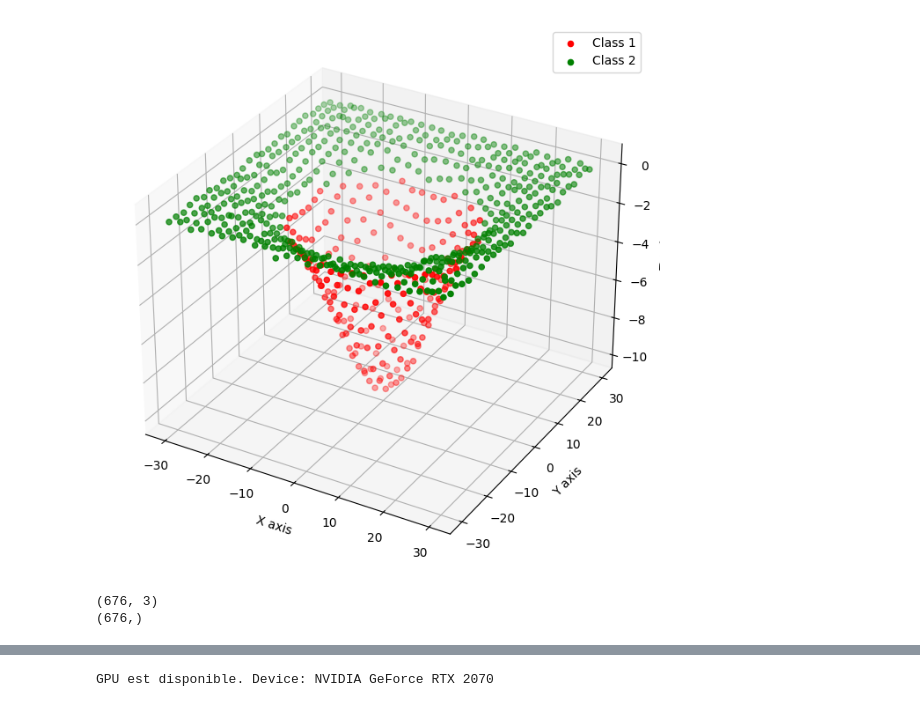
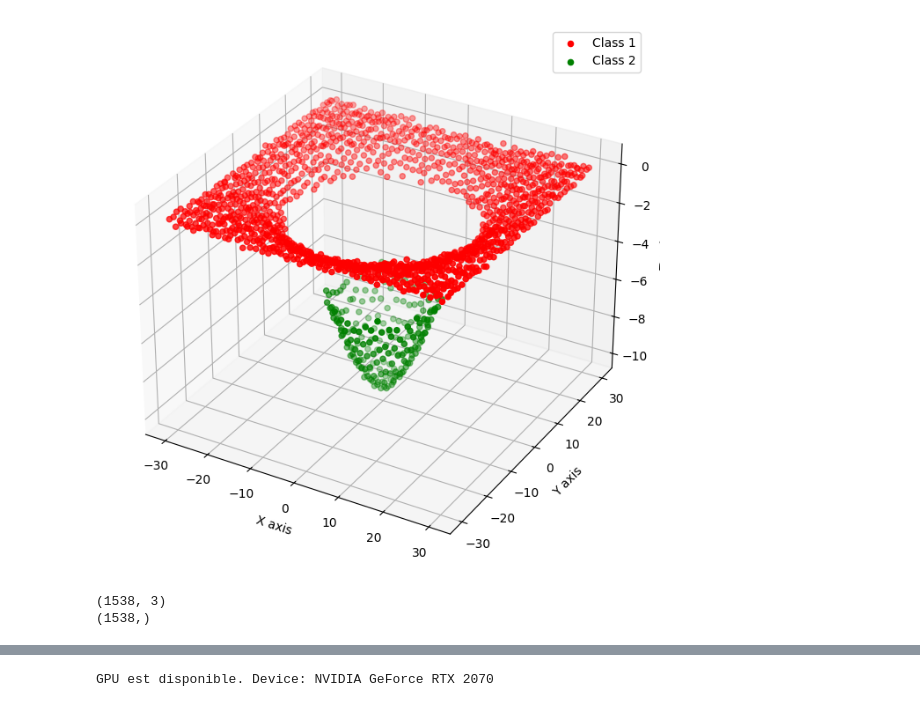
Before and after one commit to Clement-W/latent_space_oddity_MVA, a Jupyter notebook: experiments/simpler_dataset.ipynb, the cells around one changed output, grey strips where cells are left out. Drawn from its saved outputs; the diff is of its cells as text; code cells hidden in the pictures.

```diff
--- a/experiments/simpler_dataset.ipynb
+++ b/experiments/simpler_dataset.ipynb
@@ -91,47 +144,59 @@ mu = 0  # Mean of the distribution
 sigma = 10  # Standard deviation of the distribution
 
 # Generate points for the Gaussian bell
-x, y, z = gaussian_bell_3d(mu, sigma, size=700)
+x, y, z = gaussian_bell_3d(mu, sigma, size=2000)
+
+# exclude_mask = (z < -4) | (z > -2)
+
+# # Apply the mask
+# x = x[exclude_mask]
+# y = y[exclude_mask]
+# z = z[exclude_mask]
 
 # Define the top part of the bell as one class and the rest as another
 # Assume the top part is above a certain z threshold, arbitrarily chosen here as 0.5
 # Classify points based on their z value (threshold at 0.5 of the max z value)
 
-threshold = min(z) * 0.15
-above_mask = z < threshold
-below_mask = z >= threshold
+# threshold = min(z) * 0.15
+# above_mask = z < threshold
+# below_mask = z >= threshold
 
+
+above_mask = z > -1.5
+below_mask = z <= -5
 
 x1, y1, z1 = x[above_mask], y[above_mask], z[above_mask]
 
 x2, y2, z2 = x[below_mask], y[below_mask], z[below_mask]
 
 
 # Plot the data
 fig = plt.figure(figsize=(8,8))
 ax = fig.add_subplot(111, projection='3d')
 ax.scatter(x1, y1, z1, color='r', label='Class 1')
 ax.scatter(x2, y2, z2, color='g', label='Class 2')
 # ax.scatter(x3, y3, z3, color='b', label='Class 3')
 
 ax.set_xlabel('X axis')
 ax.set_ylabel('Y axis')
 ax.set_zlabel('Z axis')
 ax.legend()
 
 # Show the plot
 plt.show()
 
 # Create a dataset
 X_data = np.vstack((np.column_stack((x1, y1, z1)),
                     np.column_stack((x2, y2, z2)),))
+
+
 y_data = np.array([1]*len(x1) + [2]*len(x2))
 
 # Return dataset and labels
 print(X_data.shape)
 print(y_data.shape)
 # %% [output]
-[figure, old version]
+[figure, new version]
-(676, 3)
-(676,)
+(1538, 3)
+(1538,)
 # %%
```
Also changed, not shown: parts of 28 cells of this notebook.
